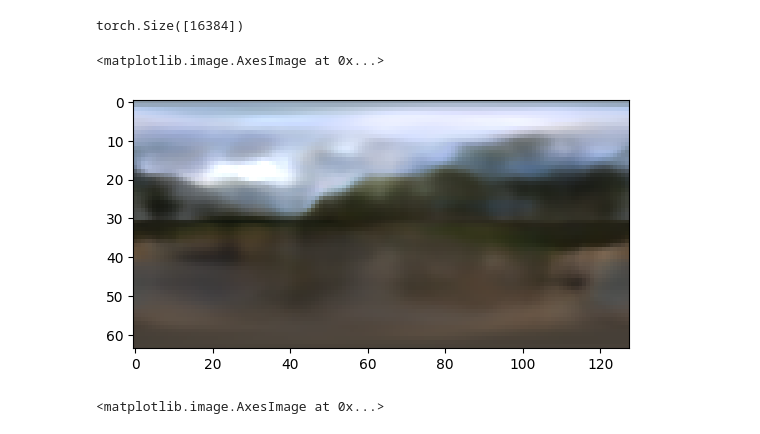
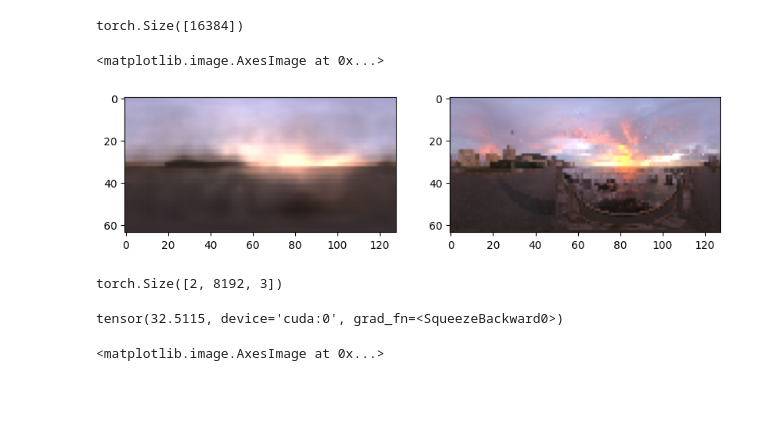
Before and after one commit to JADGardner/ns_reni, a Jupyter notebook: reni/notebooks/reni_tests.ipynb, the cells around one changed output. Drawn from its saved outputs; the diff is of its cells as text; code cells hidden in the pictures; blank space fills up the shorter version.

```diff
--- a/reni/notebooks/reni_tests.ipynb
+++ b/reni/notebooks/reni_tests.ipynb
@@ -22,7 +22,7 @@ project_root = find_nerfstudio_project_root(Path(os.getcwd()))
 # set current working directory to nerfstudio project root
 os.chdir(project_root)
 
-reni_ckpt_path = 'outputs/unnamed/reni/2023-08-07_154753/' # model without vis
+reni_ckpt_path = 'outputs/unnamed/reni/2023-08-12_112942/' # model without vis
 step = 50000
 
 ckpt = torch.load(reni_ckpt_path + '/nerfstudio_models' + f'/step-{step:09d}.ckpt', map_location=device)
@@ -35,10 +35,10 @@ reni_field_config = RENIField.config
 # reni_field_config.pipeline.datamanager.full_image_per_batch = True
 # reni_field_config.pipeline.datamanager.number_of_images_per_batch = 1
 
-include_gradients = reni_field_config.pipeline.model.loss_inclusions['scale_inv_grad_loss']
+using_scale_inv_grad_loss = reni_field_config.pipeline.model.loss_inclusions['scale_inv_grad_loss']
 
 datamanager: RENIDataManager = reni_field_config.pipeline.datamanager.setup(
-    device=device, test_mode=test_mode, world_size=world_size, local_rank=local_rank, include_gradients=include_gradients
+    device=device, test_mode=test_mode, world_size=world_size, local_rank=local_rank, using_scale_inv_grad_loss=using_scale_inv_grad_loss
 )
 datamanager.to(device)
 
@@ -141,40 +174,49 @@ ray_bundle.shape
 # %% [output]
 torch.Size([16384])
 # %%
-ray_bundle, batch = datamanager.fixed_indices_eval_dataloader.get_data_from_image_idx(15)
-H, W = ray_bundle.shape
-ray_bundle = ray_bundle.reshape(-1)
+datamanager.using_scale_inv_grad_loss = True
+model.config.loss_inclusions['scale_inv_grad_loss'] = True
+idx, ray_bundle, batch = datamanager.next_eval_image(20)
 
 # we need ray_samples for the field
-ray_samples = RaySamples(frustums=Frustums(origins=ray_bundle.origins,
-                                            directions=ray_bundle.directions,
-                                            starts=torch.zeros_like(ray_bundle.origins[:, 0]),
-                                            ends=torch.ones_like(ray_bundle.origins[:, 0]),
-                                            pixel_area=torch.ones_like(ray_bundle.origins[:, 0])),
-                          camera_indices=ray_bundle.camera_indices)
+ray_samples = RaySamples(frustums=Frustums(origins=ray_bundle.origins[0],
+                                            directions=ray_bundle.directions[0],
+                                            starts=torch.zeros_like(ray_bundle.origins[0, :, 0]),
+                                            ends=torch.ones_like(ray_bundle.origins[0, :, 0]),
+                                            pixel_area=torch.ones_like(ray_bundle.origins[0, :, 0])),
+                          camera_indices=ray_bundle.camera_indices[0])
 
-rotation = rotation_matrix(np.array([0, 0, 1]), np.deg2rad(0))
+rotation = rot_z(torch.tensor(np.deg2rad(0.0)).float())
 rotation = rotation.to(device)
 
 # field_outputs = model.field.forward(ray_bundle, rotation=rotation, latent_codes=torch.randn(1, 36, 3).to(device))
 # field_outputs = model.field.forward(ray_bundle, rotation=rotation, latent_codes=torch.zeros(1, 36, 3).to(device))
-field_outputs = model.field.forward(ray_samples, rotation=rotation, latent_codes=torch.randn(1, 36, 3).to(device))
+field_outputs = model.field.forward(ray_samples, rotation=rotation)
 
 outputs = {
     "rgb": field_outputs[RENIFieldHeadNames.RGB],
     "mu": field_outputs[RENIFieldHeadNames.MU],
     "log_var": field_outputs[RENIFieldHeadNames.LOG_VAR],
 }
 
+H, W = model.metadata["image_height"], model.metadata["image_width"]
+
 outputs['rgb'] = outputs['rgb'].reshape(H, W, 3)
 
 img = torch.exp(outputs['rgb'])
-img = linear_to_sRGB(img)
-plt.imshow(img.cpu().detach().numpy())
+img = linear_to_sRGB(img, use_quantile=True)
+gt = batch['image'][0].reshape(H, W, 3)
+gt = torch.exp(gt)
+gt = linear_to_sRGB(gt, use_quantile=True)
+# plot img and gt
+fig, ax = plt.subplots(1, 2, figsize=(10, 5))
+ax[0].imshow(img.cpu().detach().numpy())
+ax[1].imshow(gt.cpu().detach().numpy())
+
 
 # metrics_dict, image_dict = model.get_image_metrics_and_images(outputs, batch)
 
 # plt.imshow(image_dict['img'].cpu().detach().numpy())
 # %% [output]
 <matplotlib.image.AxesImage at 0x...>
-[figure, old version]
+[figure, new version]
@@ -183,3 +223,25 @@ from reni.utils.colourspace import linear_to_sRGB
+# %%
+batch['image'].shape
+# %% [output]
+torch.Size([2, 8192, 3])
+# %%
+gt = batch["image"][0].reshape(H, W, 3)
+gt = gt.unsqueeze(0).permute(0, 3, 1, 2)
+pred = outputs["rgb"].reshape(H, W, 3)
+pred = pred.unsqueeze(0).permute(0, 3, 1, 2)
+
+gt = gt.to(device)
+pred = pred.to(device)
+
+scale = (gt * pred).sum() / (pred * pred).sum()
+pred = scale * pred
+
+gt = torch.exp(gt)
+pred = torch.exp(pred)
+
+model.psnr(preds=pred, target=gt)
+# %% [output]
+tensor(32.5115, device='cuda:0', grad_fn=<SqueezeBackward0>)
 # %%
 import torch
 
```
Also changed, not shown: parts of 6 cells of this notebook, 2 other files.
